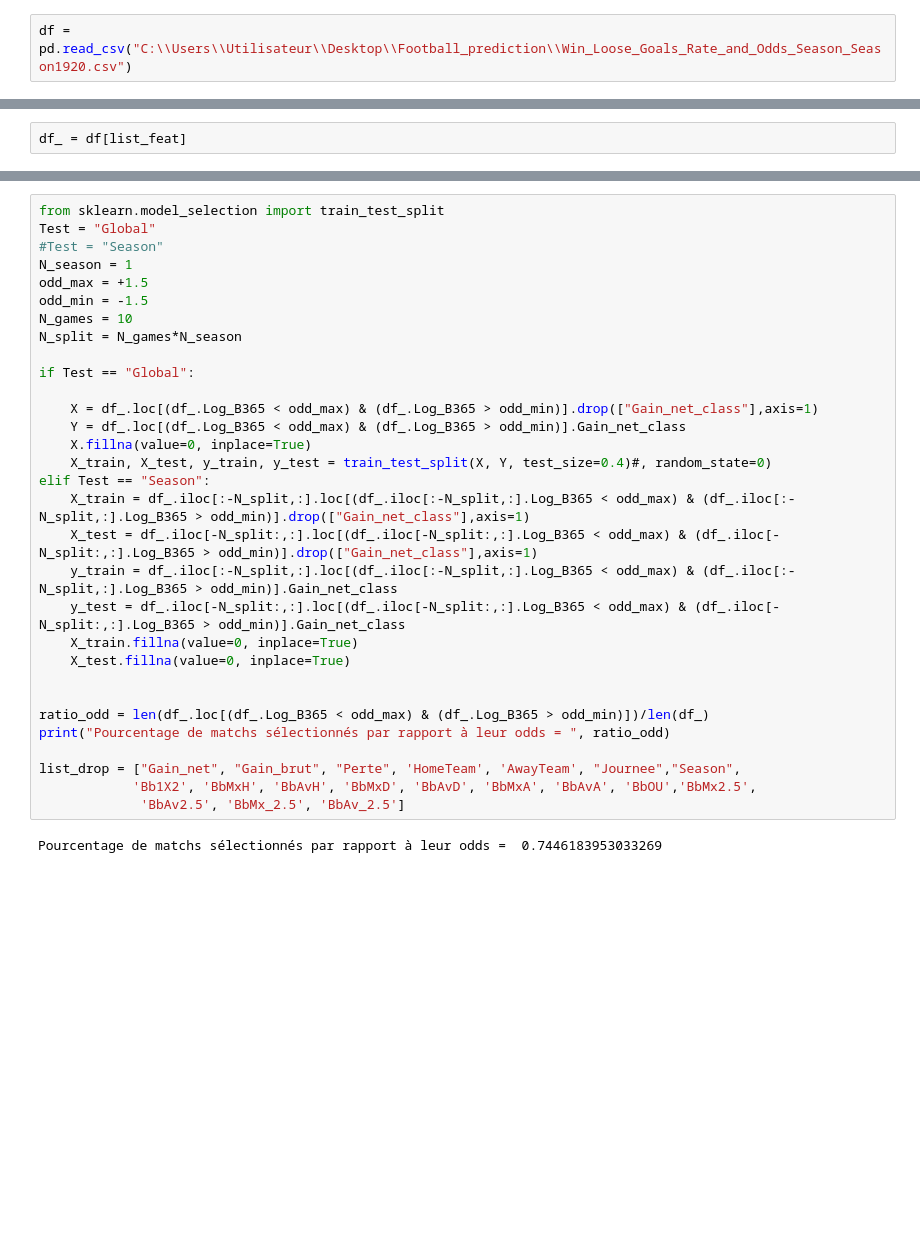
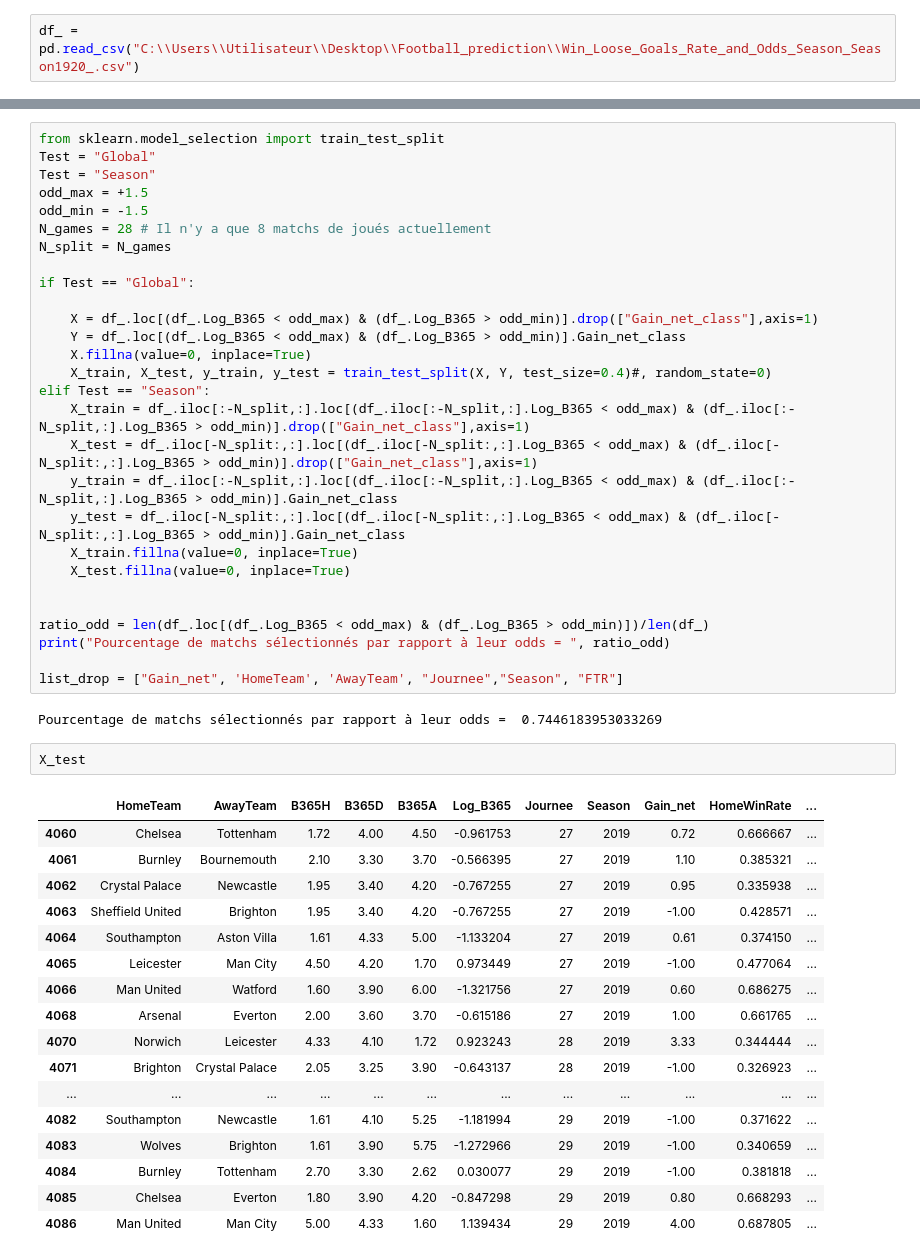
Before and after one commit to jeremyoudin/Personal_project-ML_to_beat_bookmakers_at_football, a Jupyter notebook: Football_prediction_prepared_data.ipynb, the cells around one changed output, grey strips where cells are left out. Cells and saved outputs as stored; diff of their text form; blank space fills up the shorter version.

Commit message:
Predictions on prepared dataset

```diff
--- a/Football_prediction_prepared_data.ipynb
+++ b/Football_prediction_prepared_data.ipynb
@@ -10,4 +10,4 @@ def sum_(x):
         sum_.append(sum(x[0:i]))
     return sum_
 # %%
-df = pd.read_csv("C:\\Users\\Utilisateur\\Desktop\\Football_prediction\\Win_Loose_Goals_Rate_and_Odds_Season_Season1920.csv")
+df_ = pd.read_csv("C:\\Users\\Utilisateur\\Desktop\\Football_prediction\\Win_Loose_Goals_Rate_and_Odds_Season_Season1920_.csv")
@@ -27,5 +14,3 @@ list_feat = ['HomeTeam', 'AwayTeam', 'B365H', 'B365D', 'B365A', 'WHH', 'WHD',
-# %%
-df_ = df[list_feat]
 # %%
 """ Creation du label Gain_net_class
 Ce label vaut 1 si le gain_net est positif et -1 si le gain_net et null ou négatif"""
@@ -48,12 +25,11 @@ See the caveats in the documentation: http://pandas.pydata.org/pandas-docs/stabl
 # %%
 from sklearn.model_selection import train_test_split
 Test = "Global"
-#Test = "Season"
-N_season = 1
+Test = "Season"
 odd_max = +1.5
 odd_min = -1.5
-N_games = 10
-N_split = N_games*N_season
+N_games = 28 # Il n'y a que 8 matchs de joués actuellement
+N_split = N_games
 
 if Test == "Global":
 
@@ -73,10 +49,28 @@ elif Test == "Season":
 ratio_odd = len(df_.loc[(df_.Log_B365 < odd_max) & (df_.Log_B365 > odd_min)])/len(df_)
 print("Pourcentage de matchs sélectionnés par rapport à leur odds = ", ratio_odd)
 
-list_drop = ["Gain_net", "Gain_brut", "Perte", 'HomeTeam', 'AwayTeam', "Journee","Season",
-            'Bb1X2', 'BbMxH', 'BbAvH', 'BbMxD', 'BbAvD', 'BbMxA', 'BbAvA', 'BbOU','BbMx2.5',
-             'BbAv2.5', 'BbMx_2.5', 'BbAv_2.5']
+list_drop = ["Gain_net", 'HomeTeam', 'AwayTeam', "Journee","Season", "FTR"]
 # %% [output]
 Pourcentage de matchs sélectionnés par rapport à leur odds =  0.7446183953033269
+# %%
+X_test
+# %% [output]
+|  | HomeTeam | AwayTeam | B365H | B365D | B365A | Log_B365 | Journee | Season | Gain_net | HomeWinRate | ... |
+| 4060 | Chelsea | Tottenham | 1.72 | 4.00 | 4.50 | -0.961753 | 27 | 2019 | 0.72 | 0.666667 | ... |
+| 4061 | Burnley | Bournemouth | 2.10 | 3.30 | 3.70 | -0.566395 | 27 | 2019 | 1.10 | 0.385321 | ... |
+| 4062 | Crystal Palace | Newcastle | 1.95 | 3.40 | 4.20 | -0.767255 | 27 | 2019 | 0.95 | 0.335938 | ... |
+| 4063 | Sheffield United | Brighton | 1.95 | 3.40 | 4.20 | -0.767255 | 27 | 2019 | -1.00 | 0.428571 | ... |
+| 4064 | Southampton | Aston Villa | 1.61 | 4.33 | 5.00 | -1.133204 | 27 | 2019 | 0.61 | 0.374150 | ... |
+| 4065 | Leicester | Man City | 4.50 | 4.20 | 1.70 | 0.973449 | 27 | 2019 | -1.00 | 0.477064 | ... |
+| 4066 | Man United | Watford | 1.60 | 3.90 | 6.00 | -1.321756 | 27 | 2019 | 0.60 | 0.686275 | ... |
+| 4068 | Arsenal | Everton | 2.00 | 3.60 | 3.70 | -0.615186 | 27 | 2019 | 1.00 | 0.661765 | ... |
+| 4070 | Norwich | Leicester | 4.33 | 4.10 | 1.72 | 0.923243 | 28 | 2019 | 3.33 | 0.344444 | ... |
+| 4071 | Brighton | Crystal Palace | 2.05 | 3.25 | 3.90 | -0.643137 | 28 | 2019 | -1.00 | 0.326923 | ... |
+| ... | ... | ... | ... | ... | ... | ... | ... | ... | ... | ... | ... |
+| 4082 | Southampton | Newcastle | 1.61 | 4.10 | 5.25 | -1.181994 | 29 | 2019 | -1.00 | 0.371622 | ... |
+| 4083 | Wolves | Brighton | 1.61 | 3.90 | 5.75 | -1.272966 | 29 | 2019 | -1.00 | 0.340659 | ... |
+| 4084 | Burnley | Tottenham | 2.70 | 3.30 | 2.62 | 0.030077 | 29 | 2019 | -1.00 | 0.381818 | ... |
+| 4085 | Chelsea | Everton | 1.80 | 3.90 | 4.20 | -0.847298 | 29 | 2019 | 0.80 | 0.668293 | ... |
+| 4086 | Man United | Man City | 5.00 | 4.33 | 1.60 | 1.139434 | 29 | 2019 | 4.00 | 0.687805 | ... |
 # %%
 from sklearn.linear_model import LogisticRegression
```
Also changed, not shown: parts of 12 cells of this notebook.
